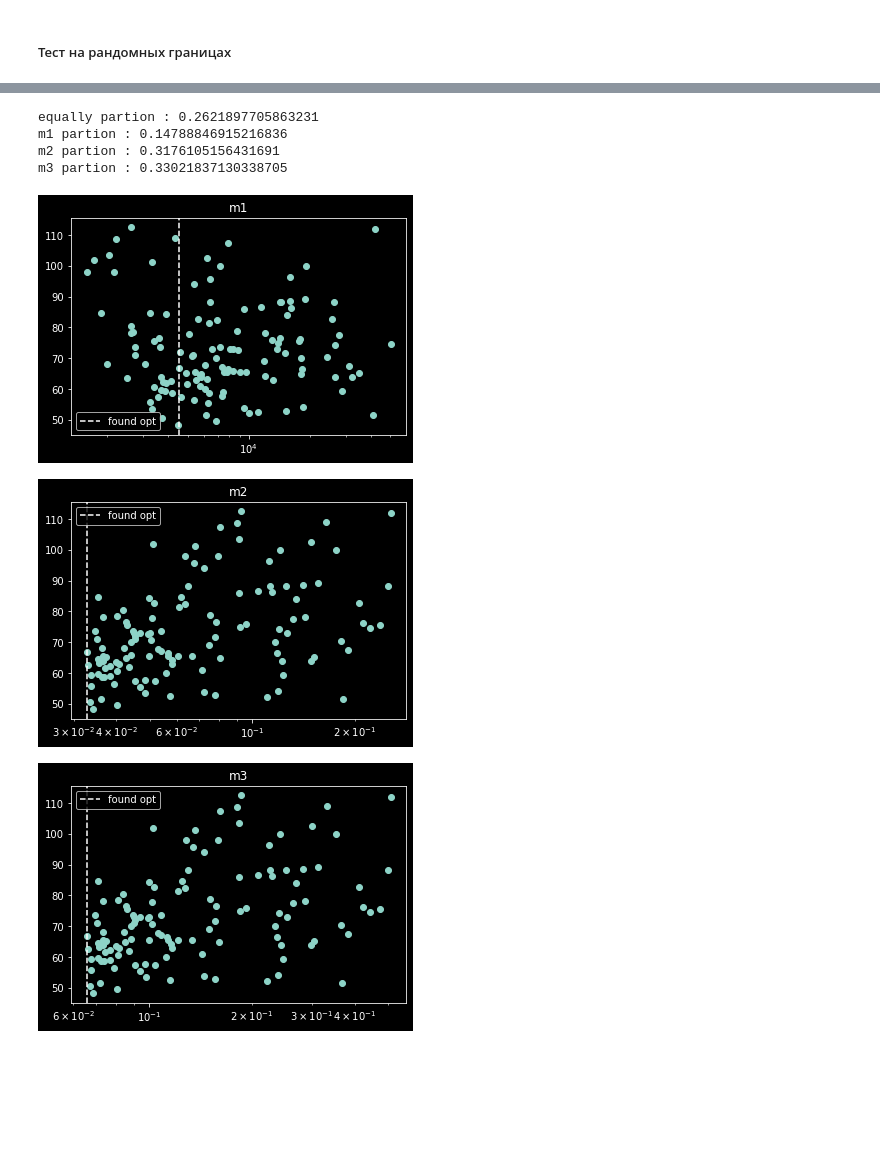
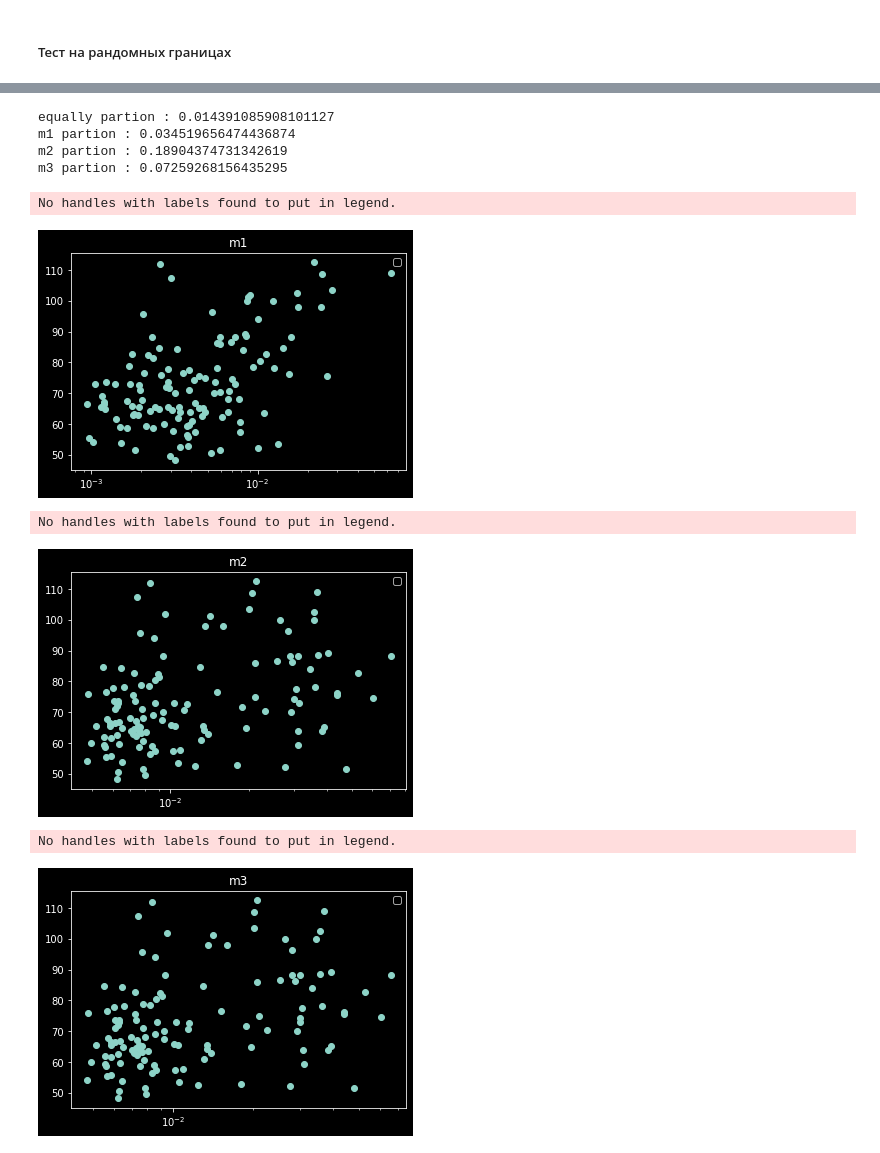
Before and after one commit to animih/aspen-study, a Jupyter notebook: notebooks/Test1.ipynb, the cells around one changed output, grey strips where cells are left out. Cells and saved outputs as stored; diff of their text form; code cells hidden in the pictures; blank space fills up the shorter version.

```diff
--- a/notebooks/Test1.ipynb
+++ b/notebooks/Test1.ipynb
@@ -59,7 +61,9 @@ param = {
 }
 nl_solver = newton(1e-2, kmax = 14, crit_abs = 1e-3)
 solver_cl = one_phase(param, D, nl_solver)
-X_cl, message, t_new = wrapper.calc(solver_cl, x0, bd1, bd2)
+solver_cl.x0 = np.copy(x0)
+solver_cl.setBoundary(bd1, bd2)
+X_cl, message, t_new = test(solver_cl, x0, sample_size = 5)
 # %% [output]
 test started
 verdict : OK
@@ -142,3 +146,6 @@ w(v, u) =  (|\frac{\partial R(u)}{\partial v}| + |\frac{\partial R(v)}{\partial
 $$
+# %%
+# we will store borders and time in a dict
+results = {}
 # %%
 # Matrix of Weights
@@ -417,10 +476,11 @@ print('{:.4}'.format(t_eq),
 ##### Тест на рандомных границах
 # %%
 import csv
-gather_data = False
+gather_data = True
+
+Nd = 5
 if gather_data:
-    N = 150
-    Nd = 4
+    N = 20
     param = {
         'Nx': Nx,
         'Nt': Nt
@@ -431,11 +491,13 @@ if gather_data:
     num_of_alghs = 0
 
     for k in range(N):
-        part = wrapper.generate_random(Nx, Nd)
+        part = partion.generate_random(Nx, Nd)
         borders[:, k] = part[1:-1]
         nl_solver = aspen(Nd, part, 1e-2, crit_abs = 1e-3)
         solver_ts = one_phase(param, D, nl_solver)
-        _, _, message, t = wrapper.calc(solver_ts, x0, bd1, bd2)
+        solver_ts.setBoundary(bd1, bd2)
+        solver_ts.x0 = np.copy(x0)
+        _, _, _, t = wrapper.test(solver_ts, x0, sample_size = 5)
         if(message != 'OK'):
             continue
         time[k] = t
@@ -503,65 +561,81 @@ print(t_new, t_eq, t_m1, t_m2, t_m3)
 # we will estimate the efficency by function of distibution
 p_eq, err_eq = quad(kernel, 0, t_eq)
 print('equally partion : {}'.format(p_eq))
-p_m1, err_m1 = quad(kernel, 0, t_m1)
+p_m1, err_m1 = quad(kernel, 0, results['t_m1'])
 print('m1 partion : {}'.format(p_m1))
-p_m2, err_m2 = quad(kernel, 0, t_m2)
+p_m2, err_m2 = quad(kernel, 0, results['t_m2'])
 print('m2 partion : {}'.format(p_m2))
-p_m3, err_m3 = quad(kernel, 0, t_m3)
+p_m3, err_m3 = quad(kernel, 0, results['t_m3'])
 print('m3 partion : {}'.format(p_m3))
 # %% [output]
-equally partion : 0.2621897705863231
-m1 partion : 0.14788846915216836
-m2 partion : 0.3176105156431691
-m3 partion : 0.33021837130338705
+equally partion : 0.014391085908101127
+m1 partion : 0.034519656474436874
+m2 partion : 0.18904374731342619
+m3 partion : 0.07259268156435295
 # %%
 filt = time > 0
 m1_list = []
 m2_list = []
 m3_list = []
 
-fu1 = lambda bd: m1(solver_cl, x0, bd)
-func1 = lambda borders: metrics1(borders, fu1)
+# Matrix of Weights
+# Matrix of Weights
+M = 5
+A1 = np.zeros((Nx, Nx))
+A3 = np.zeros((Nx, Nx))
+for i in range(M):
+    step = Nt//M
+    Jf = partion.precompute_Jf(solver_cl, X_cl[:, i*step], Nx)
+    func = lambda i, j: m1(solver_cl, Jf, i, j)
+    B = partion.adj_matrix(func, Nx)
+    B /= np.max(B)
+    A1 += B
+    func = lambda i, j: m3(solver_cl, Jf, i, j)
+    B = partion.adj_matrix(func, Nx)
+    B /= np.max(B)
+    A3 += B
+A1 /= M
+A3 /= M
+func = lambda i, j: m2(solver_cl, X, i, j)
+A2 = partion.adj_matrix(func, Nx)
 
-fu2 = lambda bd: m2(solver_cl, X, bd, Nt, 10)
-func2 = lambda borders: metrics1(borders, fu2)
-
-fu3 = lambda bd: m3(solver_cl, x0, bd, Nt)
-func3 = lambda borders: metrics1(borders, fu3)
+func1 = lambda borders: metrics1(borders, A1)
+func2 = lambda borders: metrics2(borders, A2)
+func3 = lambda borders: metrics2(borders, A3)
 
 for domain in borders[:, filt].T:
     part = np.concatenate(([0], domain, [Nx]), axis = 0)
     m1_list.append(func1(part))
     m2_list.append(func2(part))
     m3_list.append(func3(part))
 
 m1_arr = np.array(m1_list)
 m2_arr = np.array(m2_list)
 m3_arr = np.array(m3_list)
 
 plt.title('m1')
 plt.scatter(m1_arr, time[filt])
-plt.axvline(opt11, linestyle='--', label='found opt')
 plt.legend()
 plt.xscale('log')
 plt.savefig('m1', dpi = 120)
 plt.show()
 plt.title('m2')
-plt.axvline(opt21, linestyle='--', label='found opt')
 plt.legend()
 plt.scatter(m2_arr, time[filt])
 plt.xscale('log')
 plt.savefig('m2', dpi = 120)
 plt.show()
 plt.title('m3')
-plt.axvline(opt31, linestyle='--', label='found opt')
 plt.legend()
 plt.scatter(m3_arr, time[filt])
 plt.xscale('log')
 plt.savefig('m3', dpi = 120)
 plt.show()
 # %% [output]
+No handles with labels found to put in legend.
-[figure, old version]
+[figure, new version]
+No handles with labels found to put in legend.
-[figure, old version]
+[figure, new version]
+No handles with labels found to put in legend.
-[figure, old version]
+[figure, new version]
 # %%
```
Also changed, not shown: parts of 55 cells of this notebook, 2 other files.
